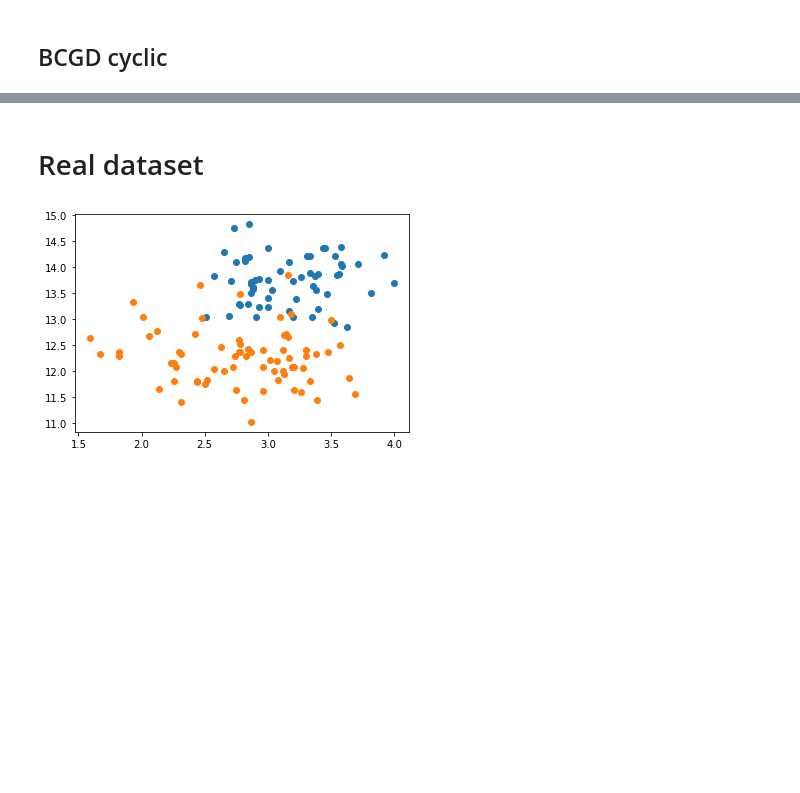
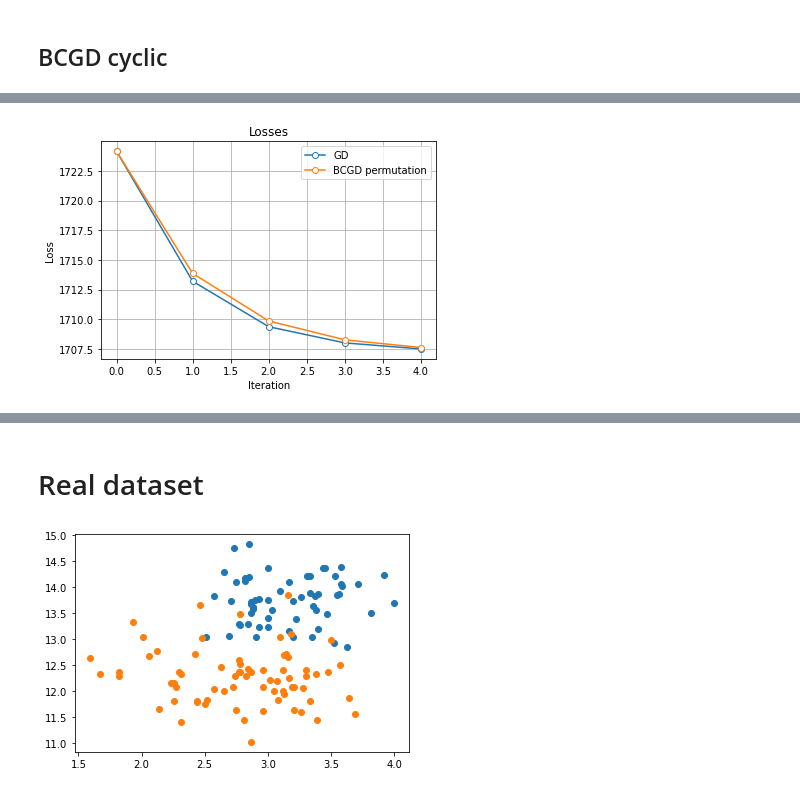
Before and after one commit to PashaIanko/Semi-Supervised-Labelling, a Jupyter notebook: main_notebook.ipynb, the cells around one changed output, grey strips where cells are left out. Drawn from its saved outputs; the diff is of its cells as text; code cells hidden in the pictures; blank space fills up the shorter version.

Commit message:
added losses, n_iters, cpu_time comparison

```diff
--- a/main_notebook.ipynb
+++ b/main_notebook.ipynb
@@ -159,6 +160,7 @@ class GradientSolver:
         self.similarity_func = similarity_func
 
         self.losses = []
+        self.n_iterations = 0
 
 
     def get_learning_rate(self):
@@ -337,6 +319,7 @@ class BCGDSolver(GradientSolver):
 
         loss_prev = 0
         self.losses = []
+        self.n_iterations = 0
         for i in range(iter_limit):
 
             loss = self.compute_loss(X, Y_res, labeled_indices, unlabeled_indices)
@@ -379,5 +362,6 @@ class BCGDSolver(GradientSolver):
 
                 Y_res = y
                 del y
+                self.n_iterations += 1
         return self.threshold_proc(Y_res)
 # %%
@@ -506,0 +475,7 @@ plt.grid()
+# %%
+solvers = {
+    'GD': gd_solver,
+    'BCGD permutation': bcgd_permut_solver,
+    # 'BCGD cyclic': bcgd_cyclic_solver,
+    # 'BCGD sampling': bcgd_sampling_solver,
+}
@@ -506,0 +509,13 @@ plt.grid()
+# %%
+preds, losses, n_iters, cpu_times = compare_models(
+    solvers,
+    X,
+    Y_delabeled,
+    iters_limit = 5,
+    delta_loss_limit = 0.003
+)
+
+accuracies = calc_accuracies(
+    preds,
+    Y  # True values
+)
@@ -506,0 +542,20 @@ plt.grid()
+# %%
+def plot_curves(curves_dict, title, y_label):
+    _, ax = plt.subplots()
+
+    for _, curve_res in curves_dict.items():
+        ax.plot(
+            curve_res,
+            marker = 'o',
+            markerfacecolor = 'white'
+        )
+    plt.legend(list(curves_dict.keys()))
+    plt.title(title)
+    plt.xlabel('Iteration')
+    plt.ylabel(y_label)
+    plt.grid()
+
+
+plot_curves(losses, 'Losses', y_label = 'Loss')
+# %% [output]
+[figure, added]
```
Also changed, not shown: parts of 30 cells of this notebook.
